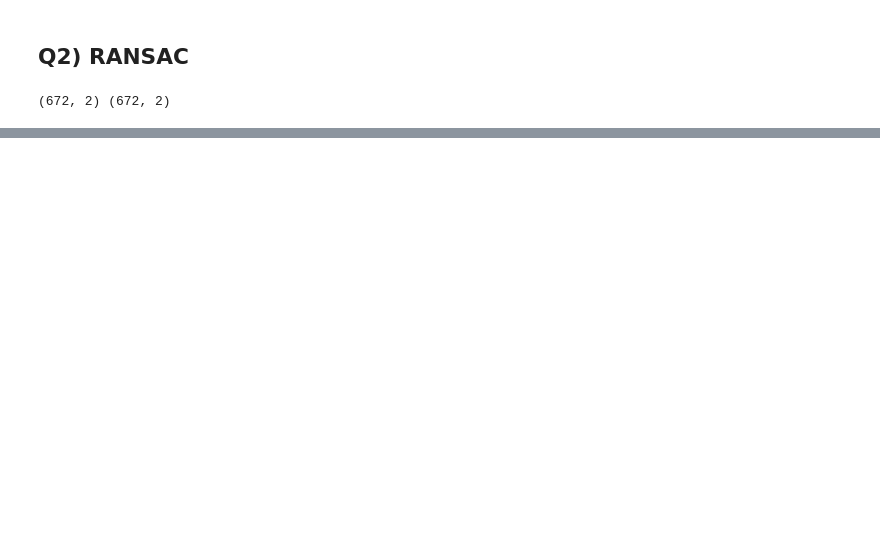
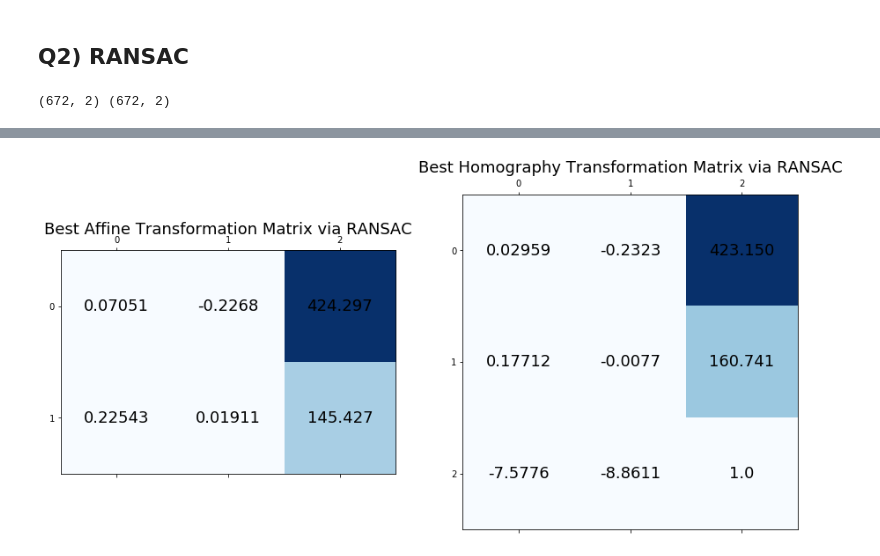
Before and after one commit to tingfengx/csc420-a3, a Jupyter notebook: a3-code.ipynb, the cells around one changed output, grey strips where cells are left out. Drawn from its saved outputs; the diff is of its cells as text; code cells hidden in the pictures; blank space fills up the shorter version.

```diff
--- a/a3-code.ipynb
+++ b/a3-code.ipynb
@@ -111,0 +118,19 @@ array([[427.49916499, 145.75449765],
+# %%
+# compare the matrices
+fig, (ax1, ax2) = plt.subplots(1, 2, figsize=(15, 7))
+
+ax1.matshow(best_affine_M, cmap=plt.cm.Blues)
+ax1.set_title("Best Affine Transformation Matrix via RANSAC", size=18)
+for i in range(best_affine_M.shape[1]):
+    for j in range(best_affine_M.shape[0]):
+        c = best_affine_M[j,i]
+        ax1.text(i, j, str(c)[:7], va='center', ha='center', size=18)
+
+ax2.matshow(homography_M, cmap=plt.cm.Blues)
+ax2.set_title("Best Homography Transformation Matrix via RANSAC", size=18)
+for i in range(homography_M.shape[1]):
+    for j in range(homography_M.shape[0]):
+        c = homography_M[j,i]
+        ax2.text(i, j, str(c)[:7], va='center', ha='center', size=18)
+# %% [output]
+[figure, added]
```
Also changed, not shown: parts of 7 cells of this notebook, 2 other files.
